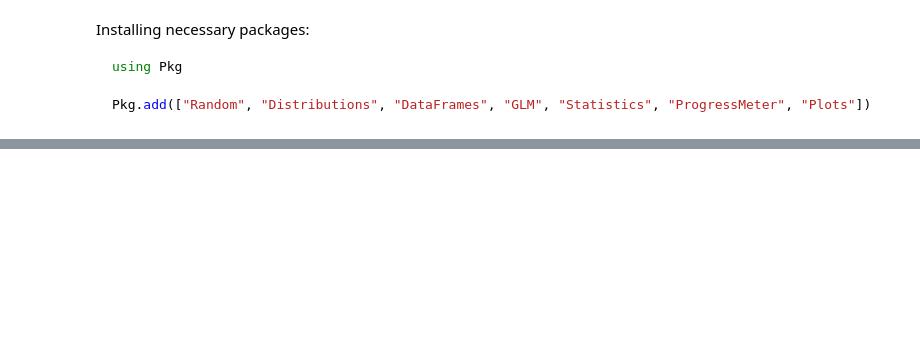
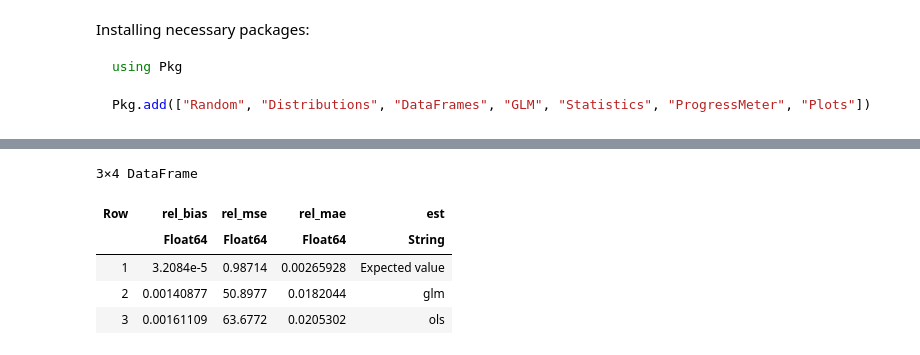
Before and after one commit to ncn-foreigners/Estimation-of-the-number-of-irregular-foreigners, a Jupyter notebook: original_model_sim.ipynb, the cells around one changed output, grey strips where cells are left out. Saved outputs shown, nothing was run; the diff lists cells and outputs as text; code cells hidden in the pictures; blank space fills up the shorter version.

```diff
--- a/original_model_sim.ipynb
+++ b/original_model_sim.ipynb
@@ -96,0 +148,14 @@ CSV.write(pwd() * "/data_raw/init_res.csv", df_res);
+# %%
+DataFrame(
+    rel_bias = [mean((df_res[:, 1] .- df_res[:, 2]) ./ df_res[:, 1]), mean((df_res[:, 1] .- df_res[:, 3]) ./ df_res[:, 1]), mean((df_res[:, 1] .- df_res[:, 4]) ./ df_res[:, 1])],
+    rel_mse  = [mean(((df_res[:, 1] .- df_res[:, 2]) .^ 2) ./ df_res[:, 1]), mean(((df_res[:, 1] .- df_res[:, 3]) .^ 2) ./ df_res[:, 1]), mean(((df_res[:, 1] .- df_res[:, 4]) .^ 2) ./ df_res[:, 1])],
+    rel_mae  = [mean(abs.(df_res[:, 1] .- df_res[:, 2]) ./ df_res[:, 1]), mean(abs.(df_res[:, 1] .- df_res[:, 3]) ./ df_res[:, 1]), mean(abs.(df_res[:, 1] .- df_res[:, 4]) ./ df_res[:, 1])],
+    est      = ["Expected value","glm","ols"]
+)
+# %% [output]
+3×4 DataFrame
+| Row | rel_bias | rel_mse | rel_mae | est |
+|  | Float64 | Float64 | Float64 | String |
+| 1 | 3.2084e-5 | 0.98714 | 0.00265928 | Expected value |
+| 2 | 0.00140877 | 50.8977 | 0.0182044 | glm |
+| 3 | 0.00161109 | 63.6772 | 0.0205302 | ols |
```
Also changed, not shown: parts of 7 cells of this notebook, 3 other files.
